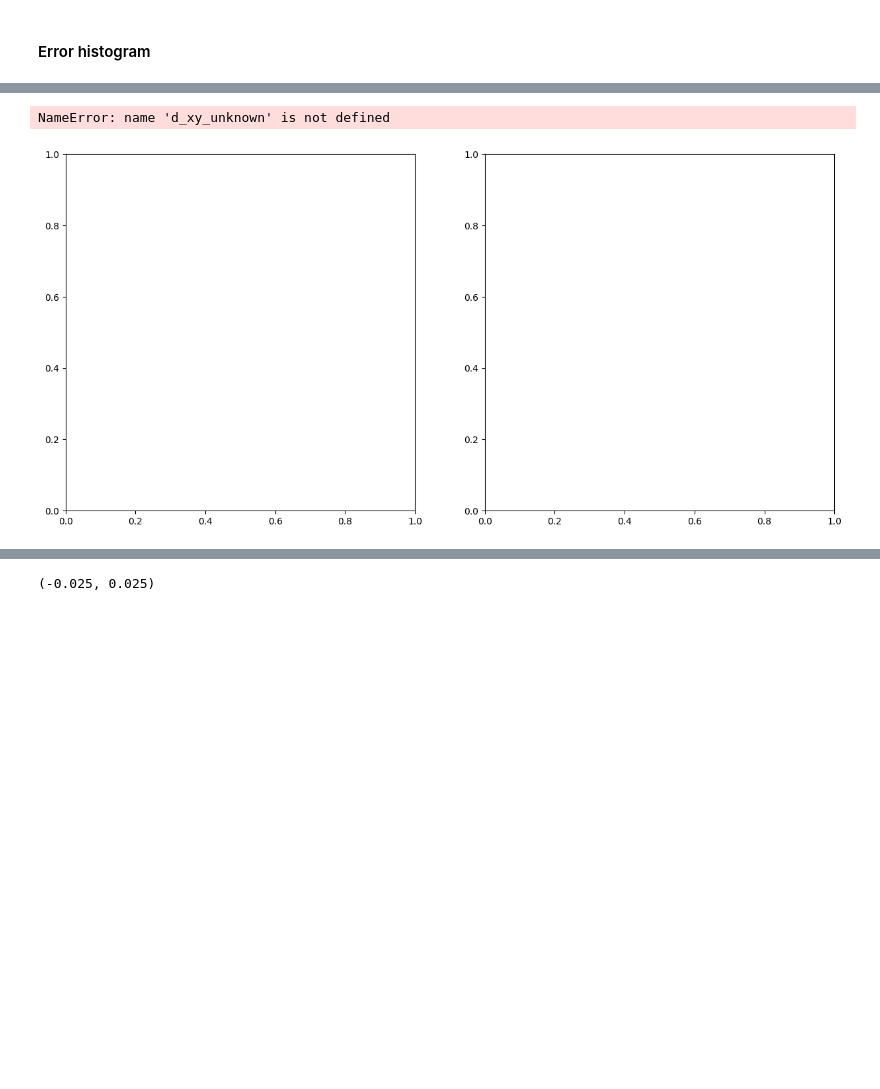
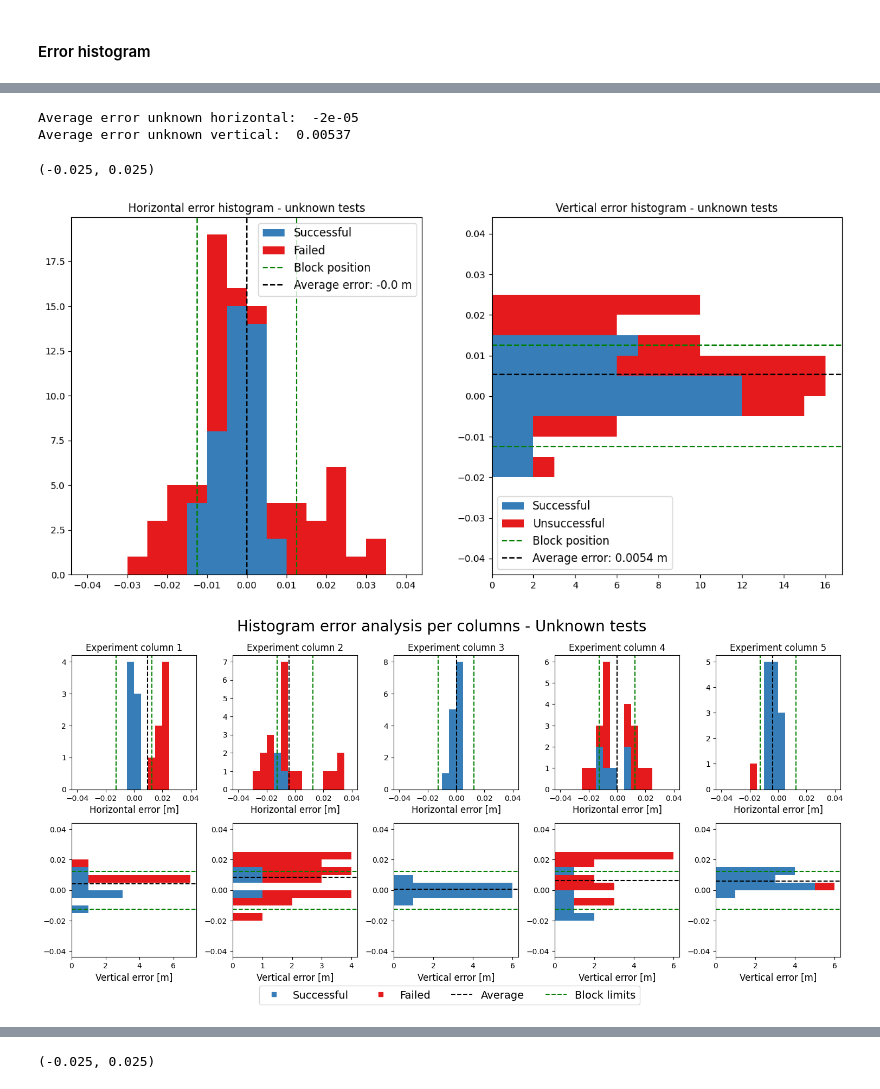
Before and after one commit to nicolas-duque/lerobot, a Jupyter notebook: lerobot/plots/eval_plots.ipynb, the cells around one changed output, grey strips where cells are left out. Saved outputs shown, nothing was run; the diff lists cells and outputs as text; code cells hidden in the pictures; blank space fills up the shorter version.

Commit message:
histogram rows and columns

```diff
--- a/lerobot/plots/eval_plots.ipynb
+++ b/lerobot/plots/eval_plots.ipynb
@@ -593,7 +578,7 @@ box_pos_avg_e9_all = [[0.195,-0.0809,  8.8293],[0.1988,-0.0415,  8.2231],[ 0.198
 success_e9_3_full_dp_cluster_200k = np.array([1,1,1,1,1,1,1, #1
                                                 0,0,0,0,0,0,1, #2
                                                 1,1,1,1,1,1,1, #3
-                                                1,1,0,0,0,1,0, #4 --changed success of 25 (5th), because it didnt pick in first attempt
+                                                1,1,0,1,1,1,0, #4 --changed success of 25 (5th), because it didnt pick in first attempt
                                                 1,1,1,1,1,1,1, #5
                                                 0,0,0,0,0,0,0, #6
                                                 1,1,1,1,1,1,1, #7
@@ -1027,9 +1012,10 @@ fig_gea_opening.tight_layout()
 # %%
-############known ERROR ANALYSIS############
+############Unknown ERROR ANALYSIS############
 # Define bin width
+d_xy = np.array(d_xy)
 bins = np.arange(-0.04, 0.04+bin_width, bin_width)
-d_xy_known = d_xy[1::2,:,:]  # Select every second episode (unknown)
-d_xy_reshape = d_xy_known.transpose(0,2,1).reshape(-1, 3)
+d_xy_unknown = d_xy[1::2,:,:]  # Select every second episode (unknown)
+d_xy_reshape = d_xy_unknown.transpose(0,2,1).reshape(-1, 3)
 succ_reshaped = success.reshape(-1, 7)
 selected_groups = succ_reshaped[1::2]
 succ_unknown = selected_groups.reshape(-1)
@@ -1037,6 +1023,9 @@ succ_unknown = selected_groups.reshape(-1)
 avg_err_x_unknown = np.mean(d_xy_reshape[:, 1])
 avg_err_y_unknown = np.mean(d_xy_reshape[:, 0])
 avg_err_unknown = round(np.mean(np.linalg.norm(d_xy_reshape, axis=1)),3)
+
+print("Average error unknown horizontal: ", round(avg_err_x_unknown,5))
+print("Average error unknown vertical: ", round(avg_err_y_unknown,5))
 
 avg_err_x_succ_unknown = np.mean(d_xy_reshape[succ_unknown == 1, 1])
 avg_err_y_succ_unknown = np.mean(d_xy_reshape[succ_unknown == 1, 0])
@@ -1048,20 +1037,20 @@ avg_err_failed_unknown = round(np.mean(np.linalg.norm(d_xy_reshape[succ_unknown
 
 fig_uea, axs_uea = plt.subplots(1,2, figsize=(15, 7))
 
-d_x_known_hist = [d_xy_unknown[:,1,:].flatten()[succ_unknown == 1], d_xy_unknown[:,1,:].flatten()[succ_unknown == 0]]
-axs_uea[0].hist(d_x_known_hist,label=['Successful','Unsuccessful'], color=[colors[1], colors[0]], stacked = True, bins=bins)
-axs_uea[0].set_title("Horizontal error histogram - unknown tests: "+str(round(avg_err_x_unknown,4)) + " m")
-axs_uea[0].axvline(0.0125, color='green', linestyle='--')
+d_x_unknown_hist = [d_xy_unknown[:,1,:].flatten()[succ_unknown == 1], d_xy_unknown[:,1,:].flatten()[succ_unknown == 0]]
+axs_uea[0].hist(d_x_unknown_hist,label=['Successful','Failed'], color=[colors[1], colors[0]], stacked = True, bins=bins)
+axs_uea[0].set_title("Horizontal error histogram - unknown tests")
+axs_uea[0].axvline(0.0125, color='green', linestyle='--', label='Block position')
 axs_uea[0].axvline(-0.0125, color='green', linestyle='--')
-axs_uea[0].axvline(avg_err_x_unknown, color='black', linestyle='--')
+axs_uea[0].axvline(avg_err_x_unknown, color='black', linestyle='--', label='Average error: ' + str(round(avg_err_x_unknown,4)) + " m")
 axs_uea[0].legend(fontsize=12)
 
-d_y_known_hist = [d_xy_unknown[:,0,:].flatten()[succ_unknown == 1], d_xy_unknown[:,0,:].flatten()[succ_unknown == 0]]
-axs_uea[1].hist(d_y_known_hist,label=['Successful','Unsuccessful'], color=[colors[1], colors[0]], stacked = True, bins=bins, orientation='horizontal')
-axs_uea[1].set_title("Vertical error histogram - unknown tests: "+str(round(avg_err_y_unknown,4)) + " m")
-axs_uea[1].axhline(0.0125, color='green', linestyle='--')
+d_y_unknown_hist = [d_xy_unknown[:,0,:].flatten()[succ_unknown == 1], d_xy_unknown[:,0,:].flatten()[succ_unknown == 0]]
+axs_uea[1].hist(d_y_unknown_hist,label=['Successful','Unsuccessful'], color=[colors[1], colors[0]], stacked = True, bins=bins, orientation='horizontal')
+axs_uea[1].set_title("Vertical error histogram - unknown tests")
+axs_uea[1].axhline(0.0125, color='green', linestyle='--', label='Block position')
 axs_uea[1].axhline(-0.0125, color='green', linestyle='--')
-axs_uea [1].axhline(avg_err_y_unknown, color='black', linestyle='--')
+axs_uea [1].axhline(avg_err_y_unknown, color='black', linestyle='--', label='Average error: ' + str(round(avg_err_y_unknown,4)) + " m")
 axs_uea[1].legend(fontsize=12)
 
 
@@ -1069,14 +1058,25 @@ axs_uea[1].legend(fontsize=12)
 fig_uea_col, axs_uea_col = plt.subplots(2,5, figsize=(15, 7))
 cols = [[2,7],[0,5,10],[3,8],[1,6,11],[4,9]]
 
+su_reshaped = np.array(succ_unknown.reshape(-1, 7))
+
+
 for i in range(5):
+    su_re_t = np.where(su_reshaped[cols[i],:] == 1)  # Convert to binary mask
+    su_re_f = np.where(su_reshaped[cols[i],:] == 0)  # Convert to binary mask
+
+    d_xy_u = d_xy_unknown[cols[i],:,:]
+
+    col_h = [d_xy_u[su_re_t[0],1,su_re_t[1]], d_xy_u[su_re_f[0],1,su_re_f[1]]] # Select the columns based on the mask
+    col_v = [d_xy_u[su_re_t[0],0,su_re_t[1]], d_xy_u[su_re_f[0],0,su_re_f[1]]] # Select the columns based on the mask
+
     axs_uea_col[0,i].set_title("Experiment column " + str(i+1))
     axs_uea_col[0,i].set_xlabel("Horizontal error [m]", fontsize=12)
     axs_uea_col[1,i].set_xlabel("Vertical error [m]", fontsize=12)
     axs_uea_col[0,i].tick_params(labelsize=10)
     axs_uea_col[1,i].tick_params(labelsize=10)
-    axs_uea_col[0,i].hist(d_xy_unknown[cols[i],1,:].flatten(), bins=bins)
-    axs_uea_col[1,i].hist(d_xy_unknown[cols[i],0,:].flatten(), bins=bins, orientation='horizontal')
+    axs_uea_col[0,i].hist(col_h, bins=bins,label=['Successful','Failed'], color=[colors[1], colors[0]], stacked = True,)
+    axs_uea_col[1,i].hist(col_v, bins=bins,label=['Successful','Failed'], color=[colors[1], colors[0]], stacked = True, orientation='horizontal')
 
     avg_err_x_uea_col = np.mean(d_xy_unknown[cols[i],1,:].flatten())
     avg_err_y_uea_col = np.mean(d_xy_unknown[cols[i],0,:].flatten())
@@ -1089,6 +1089,13 @@ for i in range(5):
     axs_uea_col[1,i].axhline(-0.0125, color='green', linestyle='--')
     axs_uea_col[1,i].axhline(avg_err_y_uea_col, color='black', linestyle='--')
 
+success_marker = mlines.Line2D([], [], color=colors[1], marker='s', markersize=6, label='Successful', fillstyle='full', linestyle='None')
+unsuccess_marker = mlines.Line2D([], [], color=colors[0], marker='s', markersize=6, label='Failed', fillstyle='full', linestyle='None')
+average_marker = mlines.Line2D([], [], color='black', marker='None', markersize=6, label='Average', fillstyle='none', linestyle='--')
+limits_marker = mlines.Line2D([], [], color='green', marker='None', markersize=6, label='Block limits', fillstyle='none', linestyle='--')
+fig_uea_col.legend(handles=[success_marker, unsuccess_marker,average_marker, limits_marker], loc='lower right', bbox_to_anchor=(0.75,-0.05), fontsize=14, ncol=4)
+
+fig_uea_col.suptitle("Histogram error analysis per columns - Unknown tests", fontsize=20)
 fig_uea_col.tight_layout()
 
 ##### ROWS #####
@@ -1096,41 +1103,59 @@ fig_uea_row, axs_uea_row = plt.subplots(2,5, figsize=(15, 7))
 rows = [[0,1],[2,3,4],[5,6],[7,8,9],[10,11]]
 
 for i in range(5):
+    su_re_t = np.where(su_reshaped[rows[i],:] == 1)  # Convert to binary mask
+    su_re_f = np.where(su_reshaped[rows[i],:] == 0)  # Convert to binary mask
+
+    d_xy_u = d_xy_unknown[rows[i],:,:]
+
+    row_h = [d_xy_u[su_re_t[0],1,su_re_t[1]], d_xy_u[su_re_f[0],1,su_re_f[1]]] # Select the columns based on the mask
+    row_v = [d_xy_u[su_re_t[0],0,su_re_t[1]], d_xy_u[su_re_f[0],0,su_re_f[1]]] # Select the columns based on the mask
+
     axs_uea_row[0,i].set_title("Experiment row " + str(i+1))
     axs_uea_row[0,i].set_xlabel("Horizontal error [m]", fontsize=12)
     axs_uea_row[1,i].set_xlabel("Vertical error [m]", fontsize=12)
     axs_uea_row[0,i].tick_params(labelsize=10)
     axs_uea_row[1,i].tick_params(labelsize=10)
-    axs_uea_row[0,i].hist(d_xy_unknown[rows[i],1,:].flatten(), bins=bins)
-    axs_uea_row[1,i].hist(d_xy_unknown[rows[i],0,:].flatten(), bins=bins, orientation='horizontal')
+    axs_uea_row[0,i].hist(row_h, bins=bins,label=['Successful','Failed'], color=[colors[1], colors[0]], stacked = True)
+    axs_uea_row[1,i].hist(row_v, bins=bins, orientation='horizontal',label=['Successful','Failed'], color=[colors[1], colors[0]], stacked = True)
 
     avg_err_x_uea_row = np.mean(d_xy_unknown[rows[i],1,:].flatten())
     avg_err_y_uea_row = np.mean(d_xy_unknown[rows[i],0,:].flatten())
 
     axs_uea_row[0,i].axvline(0.0125, color='green', linestyle='--')
     axs_uea_row[0,i].axvline(-0.0125, color='green', linestyle='--')
     axs_uea_row[0,i].axvline(avg_err_x_uea_row, color='black', linestyle='--')
 
     axs_uea_row[1,i].axhline(0.0125, color='green', linestyle='--')
     axs_uea_row[1,i].axhline(-0.0125, color='green', linestyle='--')
     axs_uea_row[1,i].axhline(avg_err_y_uea_row, color='black', linestyle='--')
 
+success_marker = mlines.Line2D([], [], color=colors[1], marker='s', markersize=6, label='Successful', fillstyle='full', linestyle='None')
+unsuccess_marker = mlines.Line2D([], [], color=colors[0], marker='s', markersize=6, label='Failed', fillstyle='full', linestyle='None')
+average_marker = mlines.Line2D([], [], color='black', marker='None', markersize=6, label='Average', fillstyle='none', linestyle='--')
+limits_marker = mlines.Line2D([], [], color='green', marker='None', markersize=6, label='Block limits', fillstyle='none', linestyle='--')
+fig_uea_row.legend(handles=[success_marker, unsuccess_marker,average_marker, limits_marker], loc='lower right', bbox_to_anchor=(0.75,-0.05), fontsize=14, ncol=4)
+
+fig_uea_row.suptitle("Histogram error analysis per rows - Unknown tests", fontsize=20)
 fig_uea_row.tight_layout()
 
 fig_uea_scatter, axs_uea_scatter = plt.subplots(1, 1, figsize=(12, 10))
 axs_uea_scatter.scatter(d_xy_reshape[succ_unknown == 0,1], d_xy_reshape[succ_unknown == 0,0], color=colors[0], s = 30)
 axs_uea_scatter.scatter(d_xy_reshape[succ_unknown == 1,1], d_xy_reshape[succ_unknown ==1,0], color=colors[1], s = 30)
 axs_uea_scatter.scatter(avg_err_x_unknown, avg_err_y_unknown, marker='X', s=200, color='white', edgecolors= 'black', label='Average Error: '+str(avg_err_unknown) + ' m')
 
 axs_uea_scatter.scatter(avg_err_x_succ_unknown, avg_err_y_succ_unknown, marker='X', s=200, color=colors[1], edgecolors= 'black' ,label='Average Error success: '+str(avg_err_succ_unknown) + ' m')
 axs_uea_scatter.scatter(avg_err_x_failed_unknown, avg_err_y_failed_unknown, marker='X', s=200, color=colors[0], edgecolors= 'black', label='Average Error, failure: '+str(avg_err_failed_unknown) + ' m')
 
 axs_uea_scatter.legend(fontsize = 12)
 axs_uea_scatter.set_title("2D error scatter - unknown tests",fontsize=20)
 axs_uea_scatter.set_xlabel("Horizontal error [m]", fontsize=14)
 axs_uea_scatter.set_ylabel("Vertical error [m]", fontsize=14)
 axs_uea_scatter.set_xlim(-0.035, 0.035)
 axs_uea_scatter.set_ylim(-0.025, 0.025)
 # %% [output]
-NameError: name 'd_xy_unknown' is not defined
+Average error unknown horizontal:  -2e-05
+Average error unknown vertical:  0.00537
+(-0.025, 0.025)
-[figure, old version]
+[figure, new version]
+[figure, added]
```
Also changed, not shown: parts of 11 cells of this notebook.
